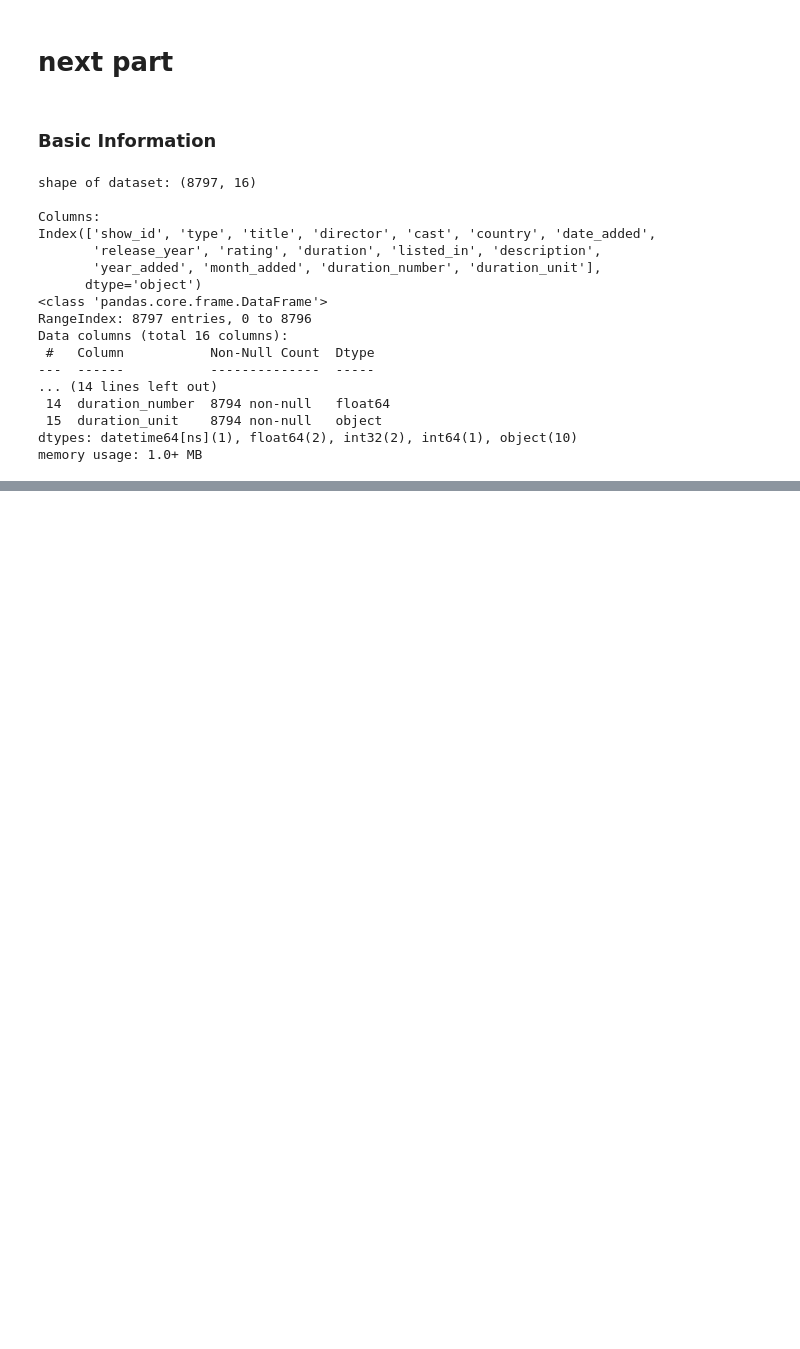
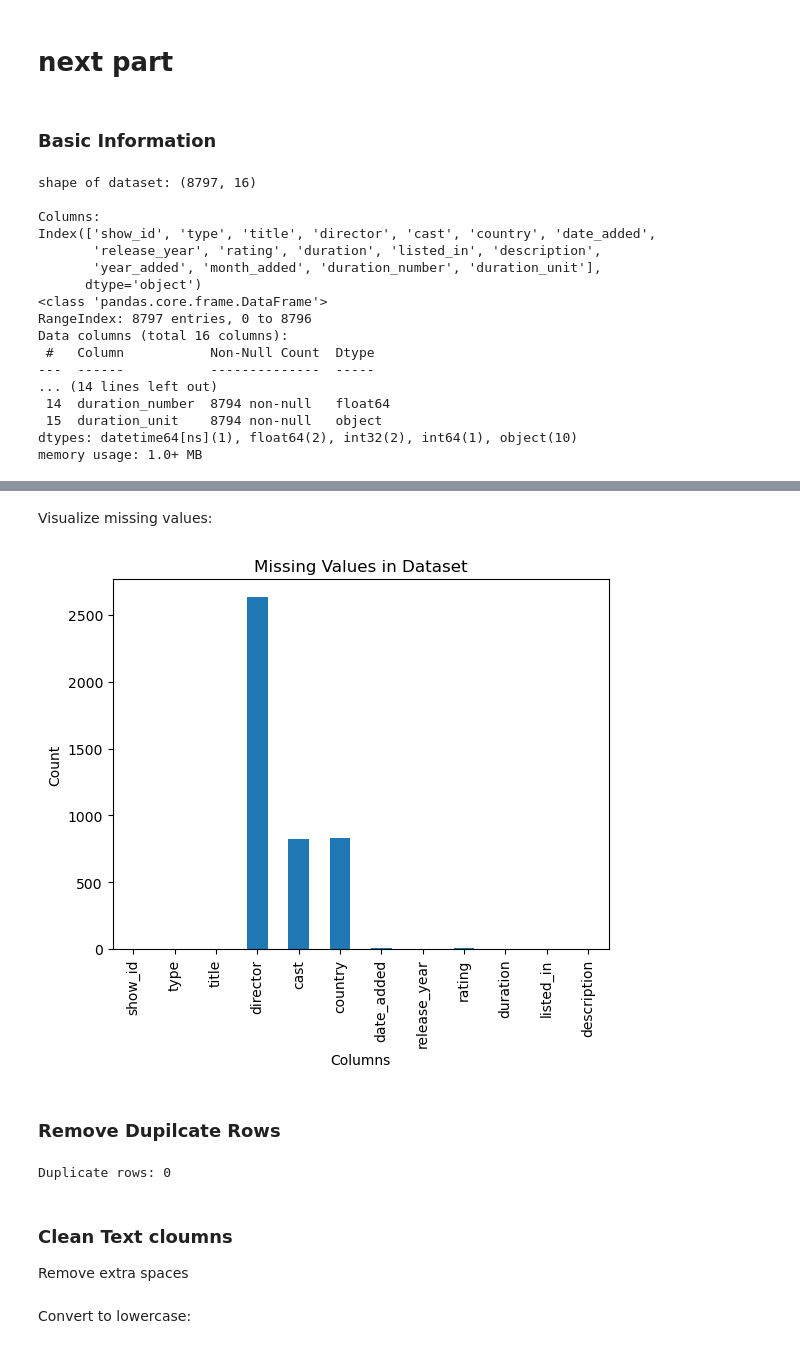
Before and after one commit to chiranjeevi-801/netflix-data-cleaning-python, a Jupyter notebook: netflix.ipynb, the cells around one changed output, grey strips where cells are left out. Saved outputs shown, nothing was run; the diff lists cells and outputs as text; code cells hidden in the pictures; blank space fills up the shorter version.

```diff
--- a/netflix.ipynb
+++ b/netflix.ipynb
@@ -484,0 +487,7 @@ memory usage: 1.0+ MB
+# %%
+import pandas as pd
+
+df = pd.read_csv("netflix_titles.csv")
+
+missing_values=df.isnull().sum()
+print("missing_values:\n",missing_values)
@@ -484,0 +509,30 @@ memory usage: 1.0+ MB
+# %% [markdown]
+Visualize missing values:
+# %%
+import pandas as pd
+import matplotlib.pyplot as plt
+
+missing_values = df.isnull().sum()
+
+missing_values.plot(kind='bar')
+
+plt.title("Missing Values in Dataset")
+plt.xlabel("Columns")
+plt.ylabel("Count")
+
+plt.show()
+# %% [output]
+[figure, added]
+# %% [markdown]
+### Remove Dupilcate Rows
+# %%
+duplicates=df.duplicated().sum()
+print("Duplicate rows:",duplicates)
+
+df=df.drop_duplicates()
+# %% [output]
+Duplicate rows: 0
+# %% [markdown]
+### Clean Text cloumns
+
+Remove extra spaces
@@ -484,0 +543,2 @@ memory usage: 1.0+ MB
+# %% [markdown]
+Convert to lowercase:
```
Also changed, not shown: parts of 12 cells of this notebook.
